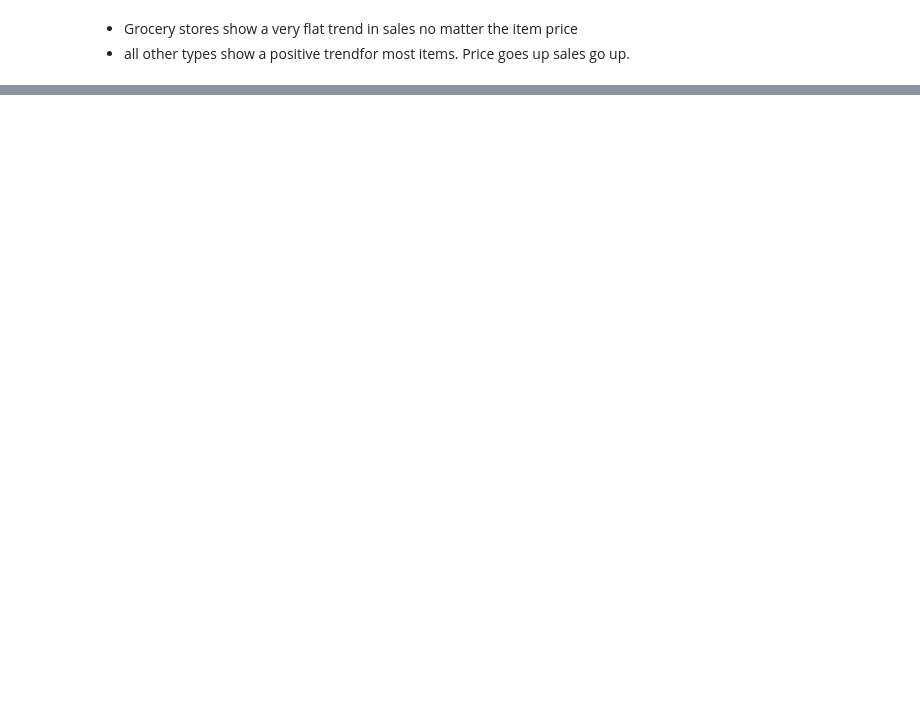
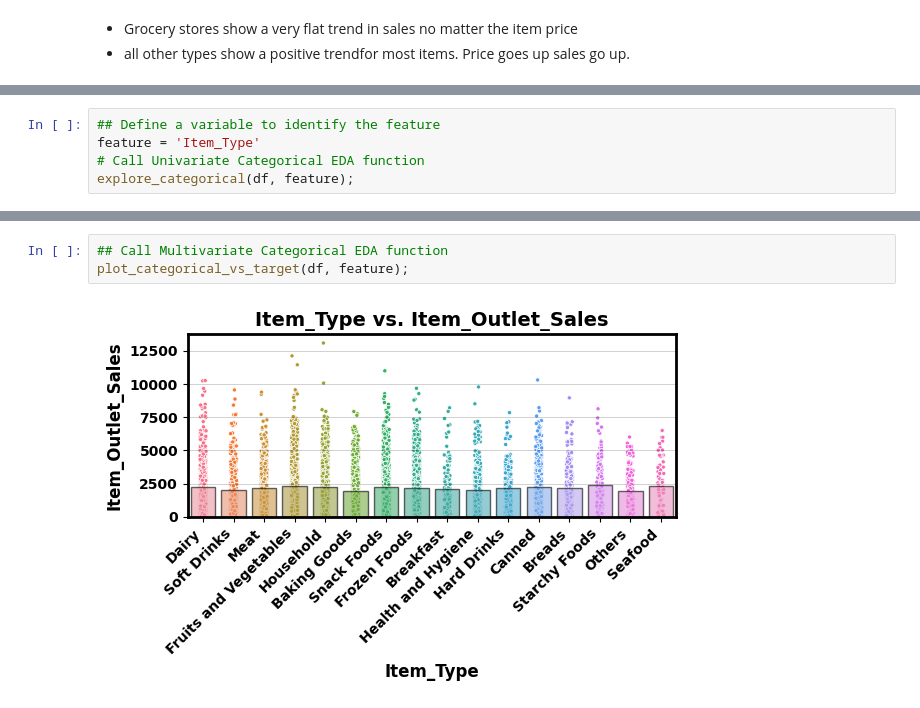
Before and after one commit to DJ-Adams/Prediction-of-Product-Sales, a Jupyter notebook: Prediction_of_Product_Sales.ipynb, the cells around one changed output, grey strips where cells are left out. Drawn from its saved outputs; the diff is of its cells as text; blank space fills up the shorter version.

```diff
--- a/Prediction_of_Product_Sales.ipynb
+++ b/Prediction_of_Product_Sales.ipynb
@@ -516,0 +921,5 @@ g= sns.lmplot(data=df, x="Item_MRP", y="Item_Outlet_Sales",
+# %%
+## Define a variable to identify the feature
+feature = 'Item_Type'
+# Call Univariate Categorical EDA function
+explore_categorical(df, feature);
@@ -516,0 +945,5 @@ g= sns.lmplot(data=df, x="Item_MRP", y="Item_Outlet_Sales",
+# %%
+## Call Multivariate Categorical EDA function
+plot_categorical_vs_target(df, feature);
+# %% [output]
+[figure, added]
```
Also changed, not shown: parts of 108 cells of this notebook.
